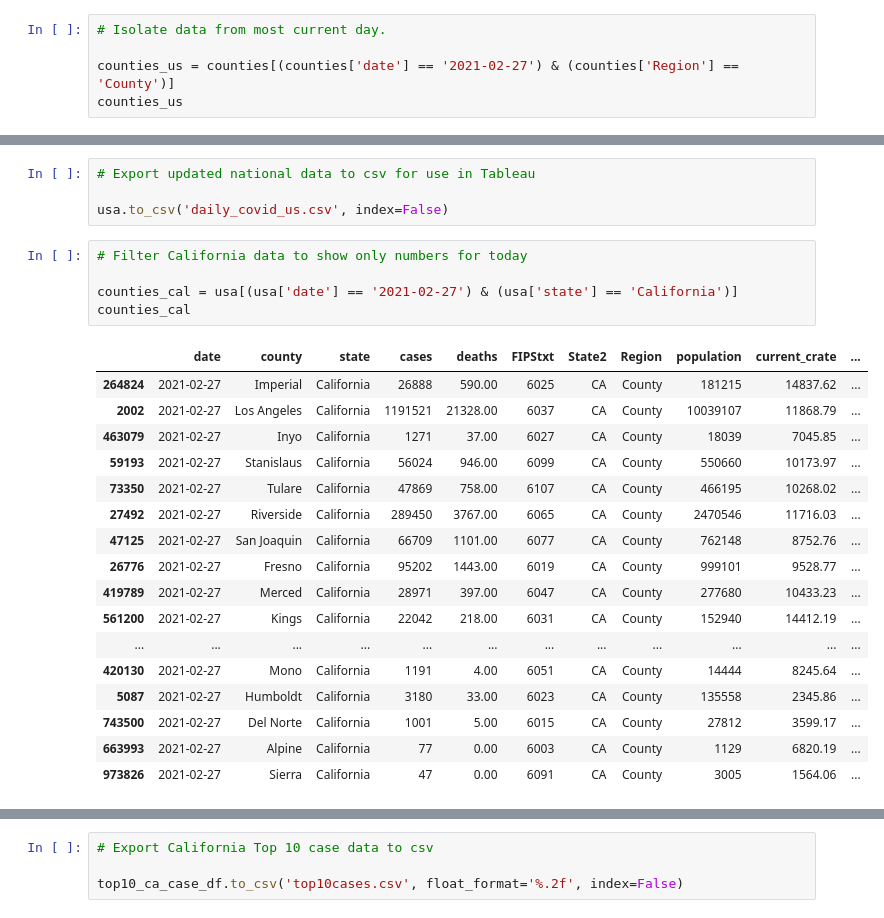
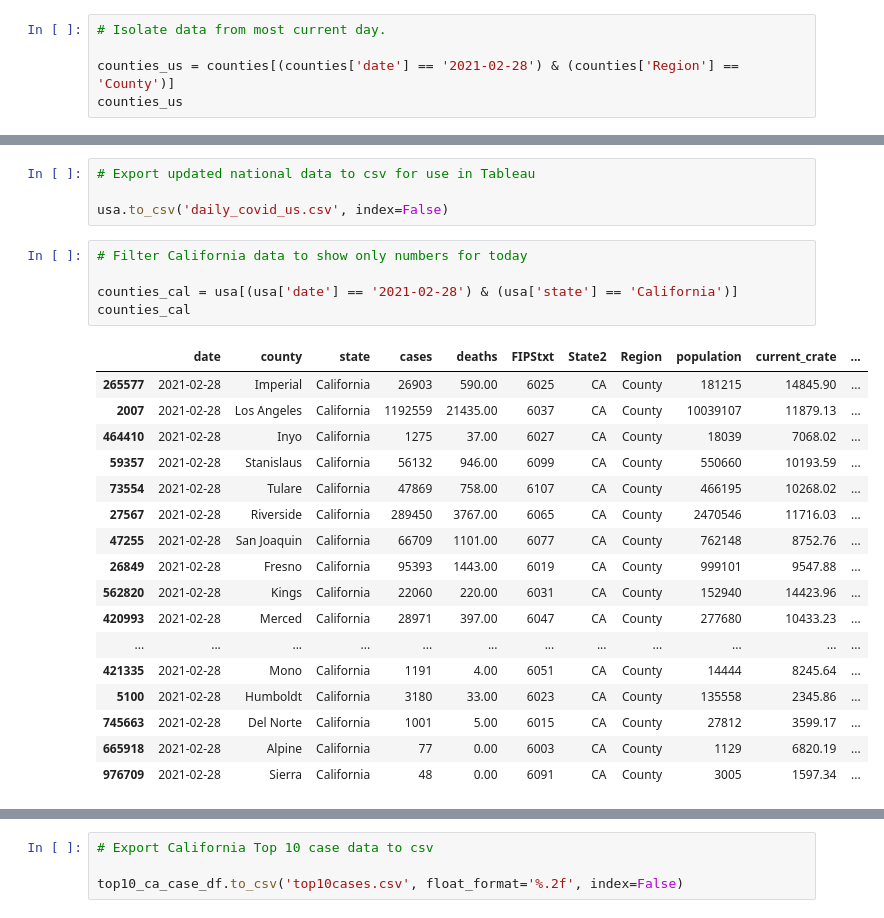
Before and after one commit to menlodoug/covid_crunching, a Jupyter notebook: pandas/COVID_USA.ipynb, the cells around one changed output, grey strips where cells are left out. Saved outputs shown, nothing was run; the diff lists cells and outputs as text.

```diff
--- a/pandas/COVID_USA.ipynb
+++ b/pandas/COVID_USA.ipynb
@@ -94,7 +94,7 @@ counties
 # %%
 # Isolate data from most current day.
 
-counties_us = counties[(counties['date'] == '2021-02-27') & (counties['Region'] == 'County')]
+counties_us = counties[(counties['date'] == '2021-02-28') & (counties['Region'] == 'County')]
 counties_us
 # %% [output]
 |  | date | county | state | cases | deaths | FIPStxt | State2 | Region | population | current_crate | ... |
@@ -247,26 +247,26 @@ usa.to_csv('daily_covid_us.csv', index=False)
 # %%
 # Filter California data to show only numbers for today
 
-counties_cal = usa[(usa['date'] == '2021-02-27') & (usa['state'] == 'California')]
+counties_cal = usa[(usa['date'] == '2021-02-28') & (usa['state'] == 'California')]
 counties_cal
 # %% [output]
 |  | date | county | state | cases | deaths | FIPStxt | State2 | Region | population | current_crate | ... |
-| 264824 | 2021-02-27 | Imperial | California | 26888 | 590.00 | 6025 | CA | County | 181215 | 14837.62 | ... |
-| 2002 | 2021-02-27 | Los Angeles | California | 1191521 | 21328.00 | 6037 | CA | County | 10039107 | 11868.79 | ... |
-| 463079 | 2021-02-27 | Inyo | California | 1271 | 37.00 | 6027 | CA | County | 18039 | 7045.85 | ... |
-| 59193 | 2021-02-27 | Stanislaus | California | 56024 | 946.00 | 6099 | CA | County | 550660 | 10173.97 | ... |
-| 73350 | 2021-02-27 | Tulare | California | 47869 | 758.00 | 6107 | CA | County | 466195 | 10268.02 | ... |
-| 27492 | 2021-02-27 | Riverside | California | 289450 | 3767.00 | 6065 | CA | County | 2470546 | 11716.03 | ... |
-| 47125 | 2021-02-27 | San Joaquin | California | 66709 | 1101.00 | 6077 | CA | County | 762148 | 8752.76 | ... |
-| 26776 | 2021-02-27 | Fresno | California | 95202 | 1443.00 | 6019 | CA | County | 999101 | 9528.77 | ... |
-| 419789 | 2021-02-27 | Merced | California | 28971 | 397.00 | 6047 | CA | County | 277680 | 10433.23 | ... |
-| 561200 | 2021-02-27 | Kings | California | 22042 | 218.00 | 6031 | CA | County | 152940 | 14412.19 | ... |
+| 265577 | 2021-02-28 | Imperial | California | 26903 | 590.00 | 6025 | CA | County | 181215 | 14845.90 | ... |
+| 2007 | 2021-02-28 | Los Angeles | California | 1192559 | 21435.00 | 6037 | CA | County | 10039107 | 11879.13 | ... |
+| 464410 | 2021-02-28 | Inyo | California | 1275 | 37.00 | 6027 | CA | County | 18039 | 7068.02 | ... |
+| 59357 | 2021-02-28 | Stanislaus | California | 56132 | 946.00 | 6099 | CA | County | 550660 | 10193.59 | ... |
+| 73554 | 2021-02-28 | Tulare | California | 47869 | 758.00 | 6107 | CA | County | 466195 | 10268.02 | ... |
+| 27567 | 2021-02-28 | Riverside | California | 289450 | 3767.00 | 6065 | CA | County | 2470546 | 11716.03 | ... |
+| 47255 | 2021-02-28 | San Joaquin | California | 66709 | 1101.00 | 6077 | CA | County | 762148 | 8752.76 | ... |
+| 26849 | 2021-02-28 | Fresno | California | 95393 | 1443.00 | 6019 | CA | County | 999101 | 9547.88 | ... |
+| 562820 | 2021-02-28 | Kings | California | 22060 | 220.00 | 6031 | CA | County | 152940 | 14423.96 | ... |
+| 420993 | 2021-02-28 | Merced | California | 28971 | 397.00 | 6047 | CA | County | 277680 | 10433.23 | ... |
 | ... | ... | ... | ... | ... | ... | ... | ... | ... | ... | ... | ... |
-| 420130 | 2021-02-27 | Mono | California | 1191 | 4.00 | 6051 | CA | County | 14444 | 8245.64 | ... |
-| 5087 | 2021-02-27 | Humboldt | California | 3180 | 33.00 | 6023 | CA | County | 135558 | 2345.86 | ... |
-| 743500 | 2021-02-27 | Del Norte | California | 1001 | 5.00 | 6015 | CA | County | 27812 | 3599.17 | ... |
-| 663993 | 2021-02-27 | Alpine | California | 77 | 0.00 | 6003 | CA | County | 1129 | 6820.19 | ... |
-| 973826 | 2021-02-27 | Sierra | California | 47 | 0.00 | 6091 | CA | County | 3005 | 1564.06 | ... |
+| 421335 | 2021-02-28 | Mono | California | 1191 | 4.00 | 6051 | CA | County | 14444 | 8245.64 | ... |
+| 5100 | 2021-02-28 | Humboldt | California | 3180 | 33.00 | 6023 | CA | County | 135558 | 2345.86 | ... |
+| 745663 | 2021-02-28 | Del Norte | California | 1001 | 5.00 | 6015 | CA | County | 27812 | 3599.17 | ... |
+| 665918 | 2021-02-28 | Alpine | California | 77 | 0.00 | 6003 | CA | County | 1129 | 6820.19 | ... |
+| 976709 | 2021-02-28 | Sierra | California | 48 | 0.00 | 6091 | CA | County | 3005 | 1597.34 | ... |
 # %%
 # Show top 10 California counties based on largest current infection rate
 
```
Also changed, not shown: parts of 14 cells of this notebook, 22 other files.
